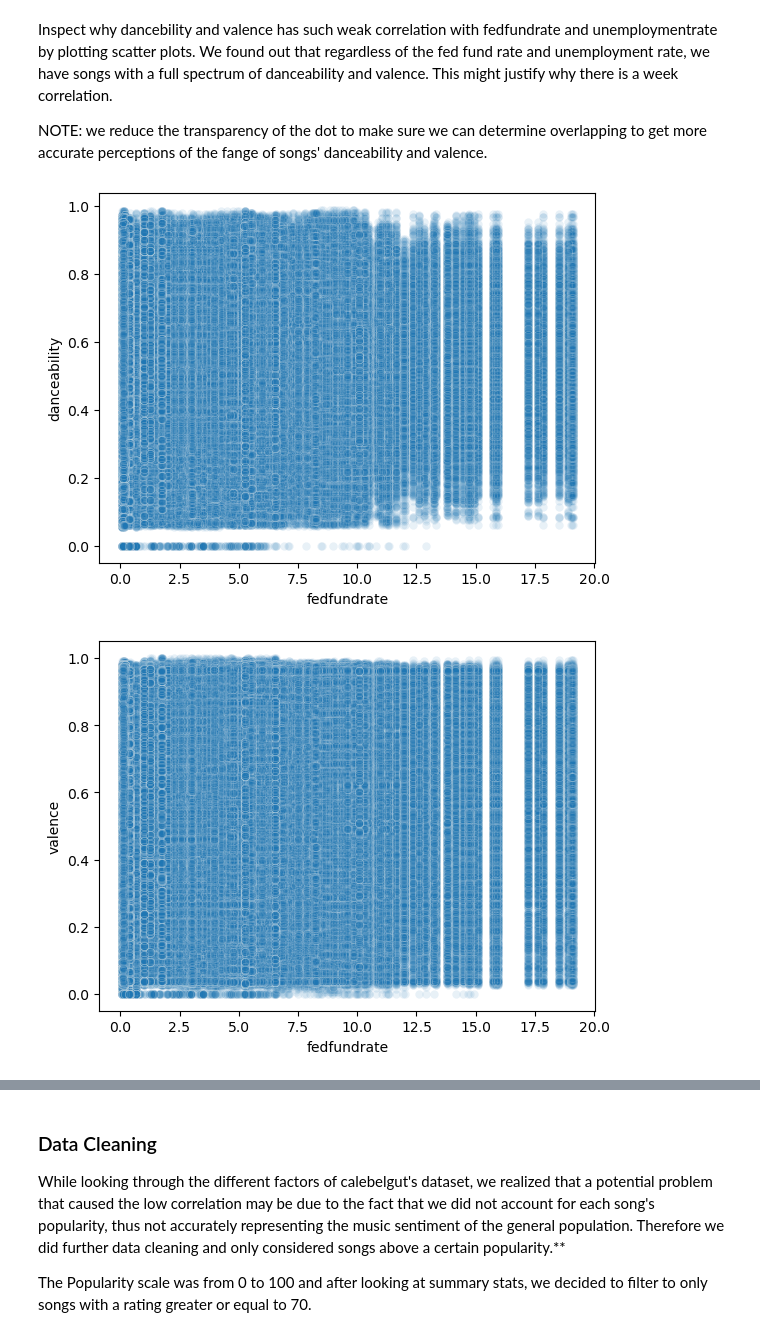
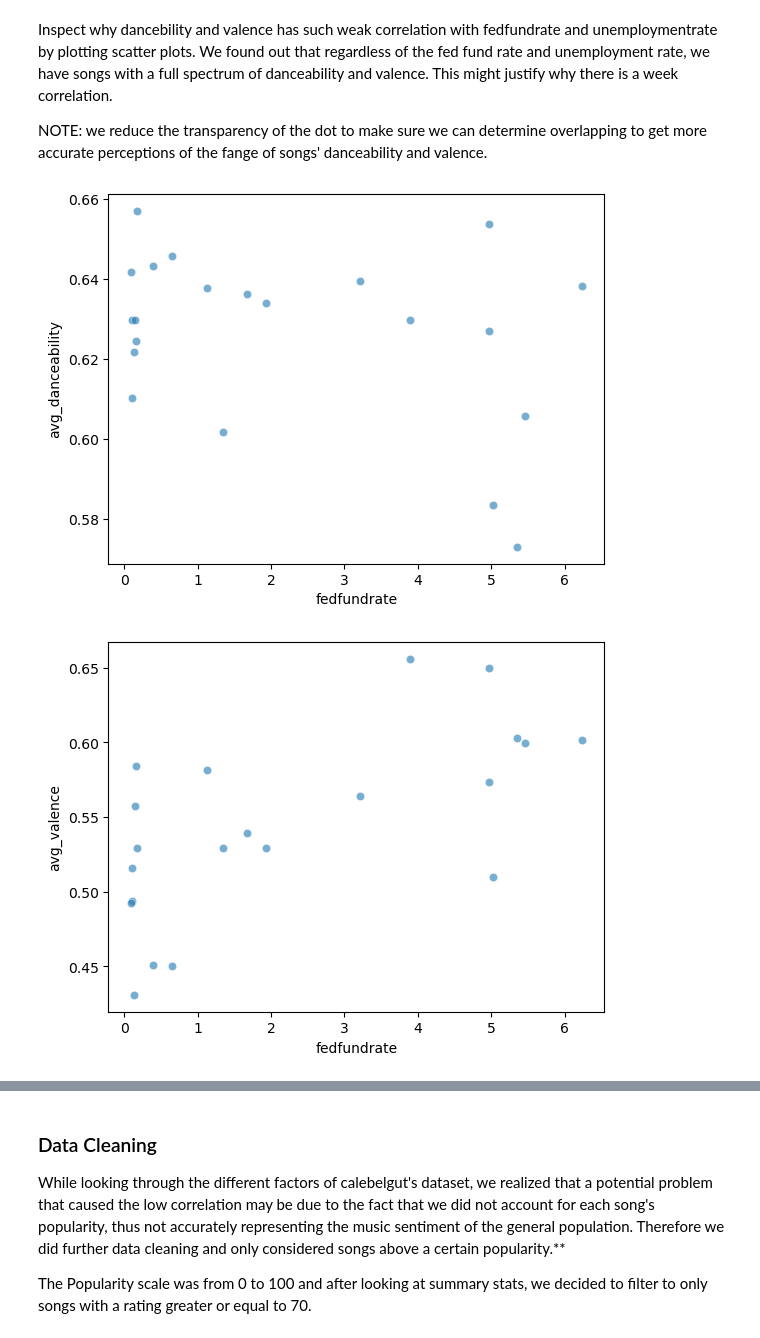
Before and after one commit to yp358/info2950-proj, a Jupyter notebook: p2js3678.ipynb, the cells around one changed output, grey strips where cells are left out. Cells and saved outputs as stored; diff of their text form; code cells hidden in the pictures.

```diff
--- a/p2js3678.ipynb
+++ b/p2js3678.ipynb
@@ -105,0 +177,5 @@ Nan is present:  False
+# %%
+# look at the mean, median of danceability and valence for each year
+newmusicdata = duckdb.sql("SELECT AVG(danceability) AS avg_danceability, MEDIAN(danceability) AS median_danceability, \
+        AVG(valence) AS avg_valence, MEDIAN(valence) AS median_valence, year FROM newmusicdata GROUP BY year").df()
+newmusicdata.columns
@@ -158,3 +238,7 @@ Index(['Year', 'Month', 'Day', 'Federal Funds Target Rate',
        'fedfundrate', 'Real GDP (Percent Change)', 'Unemployment Rate',
        'Inflation Rate'],
       dtype='object')
+# %%
+# modify econdata to find avg feadfundrate for each year
+econdata = duckdb.sql("SELECT Year, AVG(fedfundrate) AS fedfundrate FROM econdata GROUP BY Year").df()
+econdata
@@ -223,0 +435,3 @@ newundata
+# %%
+gdp_entgdp_df = duckdb.sql("SELECT year(DATE) AS Year, US_GDP, Entertainment_GDP FROM gdp_entgdp_df").df()
+gdp_entgdp_df.columns
@@ -224,9 +440,16 @@ newundata
 # %%
 # use sql to get a data frame with danceabilty, valence, interest rate and unemployment
-cleandata= duckdb.sql("SELECT danceability, valence, musicdata.year, fedfundrate FROM\
-            musicdata INNER JOIN econdata ON musicdata.year = econdata.year").df()
-cleandata= duckdb.sql("SELECT danceability, valence, cleandata.year, \
-        fedfundrate, UnemploymentRate FROM cleandata INNER JOIN newundata\
+cleandata= duckdb.sql("SELECT avg_danceability, median_danceability,\
+            avg_valence, median_valence, newmusicdata.year, fedfundrate FROM\
+            newmusicdata INNER JOIN econdata ON \
+            newmusicdata.year = econdata.Year").df()
+cleandata= duckdb.sql("SELECT avg_danceability, median_danceability, \
+            avg_valence, median_valence, cleandata.year, \
+            fedfundrate, UnemploymentRate FROM cleandata INNER JOIN newundata\
             ON cleandata.year = newundata.Year").df()
+cleandata= duckdb.sql("SELECT avg_danceability, median_danceability, \
+        avg_valence, median_valence, cleandata.year, \
+        fedfundrate, UnemploymentRate, US_GDP, Entertainment_GDP FROM cleandata INNER JOIN gdp_entgdp_df\
+        ON cleandata.year = gdp_entgdp_df.Year").df()
 cleandata
 # %% [output]
@@ -310,11 +548,11 @@ We found out that regardless of the fed fund rate and unemployment rate, we have
 
 NOTE: we reduce the transparency of the dot to make sure we can determine overlapping to get more accurate perceptions of the fange of songs' danceability and valence.
 # %%
-dance_fedfund_graph= sns.scatterplot(cleandata, x="fedfundrate", y="danceability", alpha=0.1)
+dance_fedfund_graph= sns.scatterplot(cleandata, x="fedfundrate", y="avg_danceability", alpha=0.6)
 # %% [output]
-[figure, old version]
+[figure, new version]
 # %%
-valence_fedfund_graph= sns.scatterplot(cleandata, x="fedfundrate", y="valence", alpha=0.1)
+valence_fedfund_graph= sns.scatterplot(cleandata, x="fedfundrate", y="avg_valence", alpha=0.6)
 # %% [output]
-[figure, old version]
+[figure, new version]
 # %%
```
Also changed, not shown: parts of 52 cells of this notebook.
